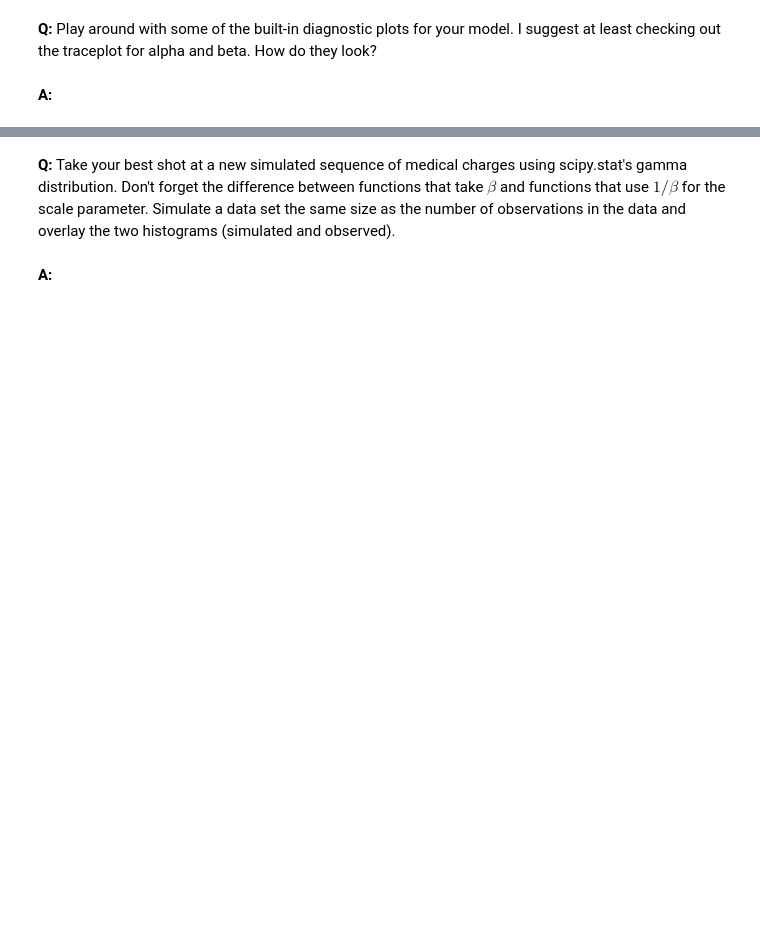
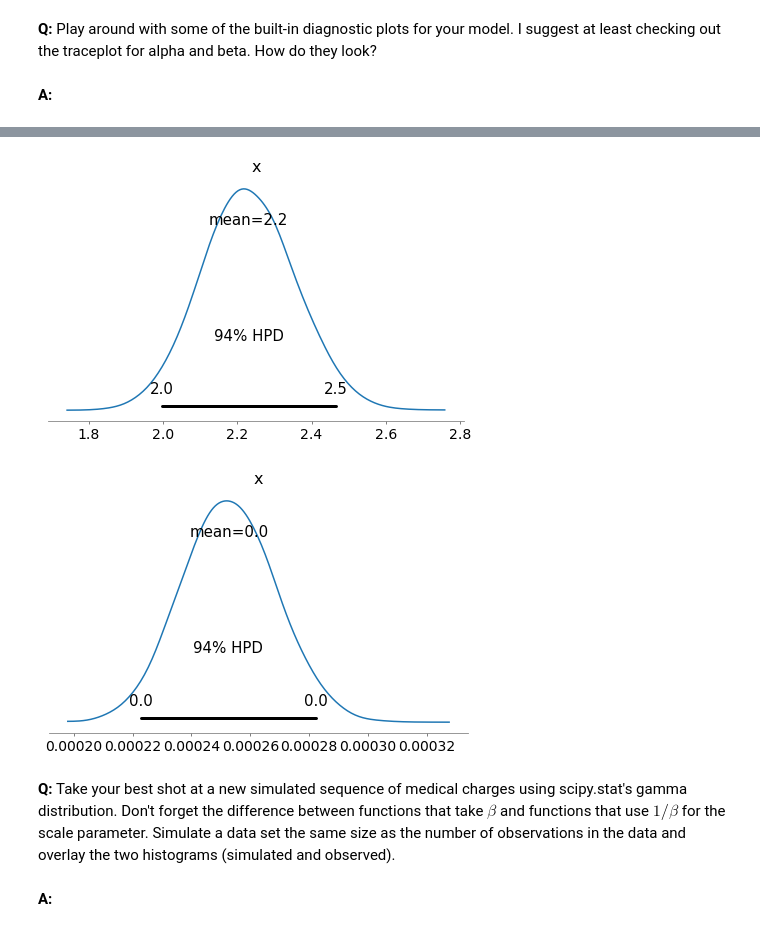
Before and after one commit to sdesaidata/Springboard, a Jupyter notebook: Springboard_Mini_Projects/Inferential_Statistics/Bayesian_Inference_Mini_Project/inferential_statistics_3-Q.ipynb, the cells around one changed output, grey strips where cells are left out. Saved outputs shown, nothing was run; the diff lists cells and outputs as text; code cells hidden in the pictures; blank space fills up the shorter version.

```diff
--- a/Springboard_Mini_Projects/Inferential_Statistics/Bayesian_Inference_Mini_Project/inferential_statistics_3-Q.ipynb
+++ b/Springboard_Mini_Projects/Inferential_Statistics/Bayesian_Inference_Mini_Project/inferential_statistics_3-Q.ipynb
@@ -126,3 +177,9 @@ __A:__
+# %%
+_ = pm.plots.plot_posterior(alpha_samples, trace=trace["alpha"])
+_ = pm.plots.plot_posterior(beta_samples, trace=trace["beta"])
+# %% [output]
+[figure, added]
+[figure, added]
 # %% [markdown]
 __Q:__ Take your best shot at a new simulated sequence of medical charges using scipy.stat's gamma distribution. Don't forget the difference between functions that take $\beta$ and functions that use $1/\beta$ for the scale parameter. Simulate a data set the same size as the number of observations in the data and overlay the two histograms (simulated and observed).
 # %% [markdown]
```
Also changed, not shown: parts of 10 cells of this notebook, 1 other file.
